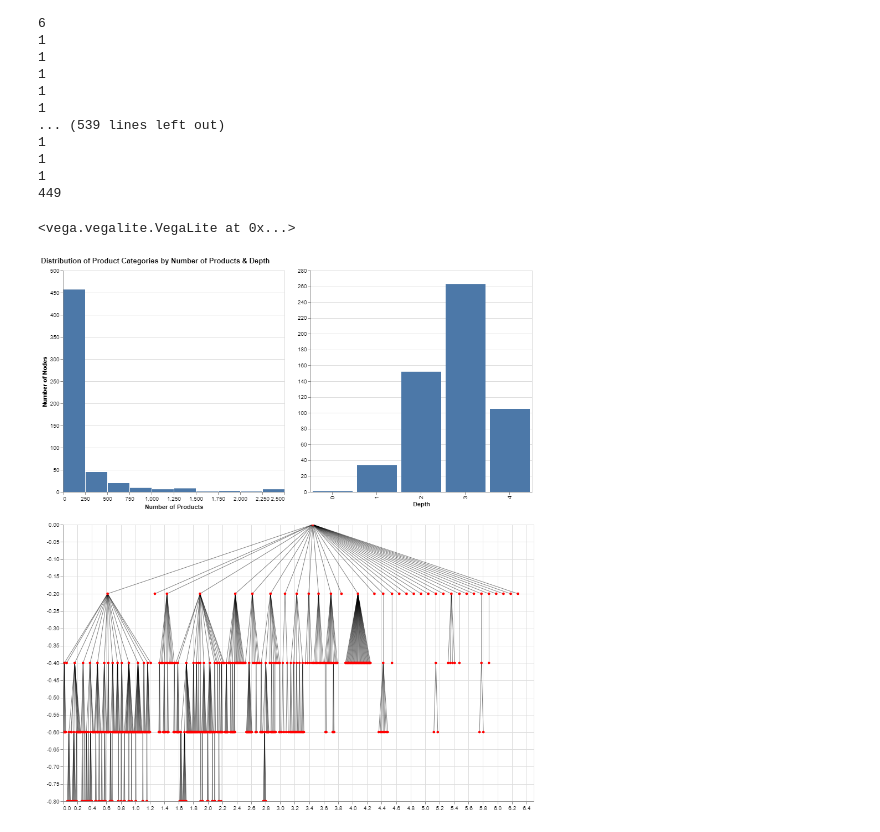
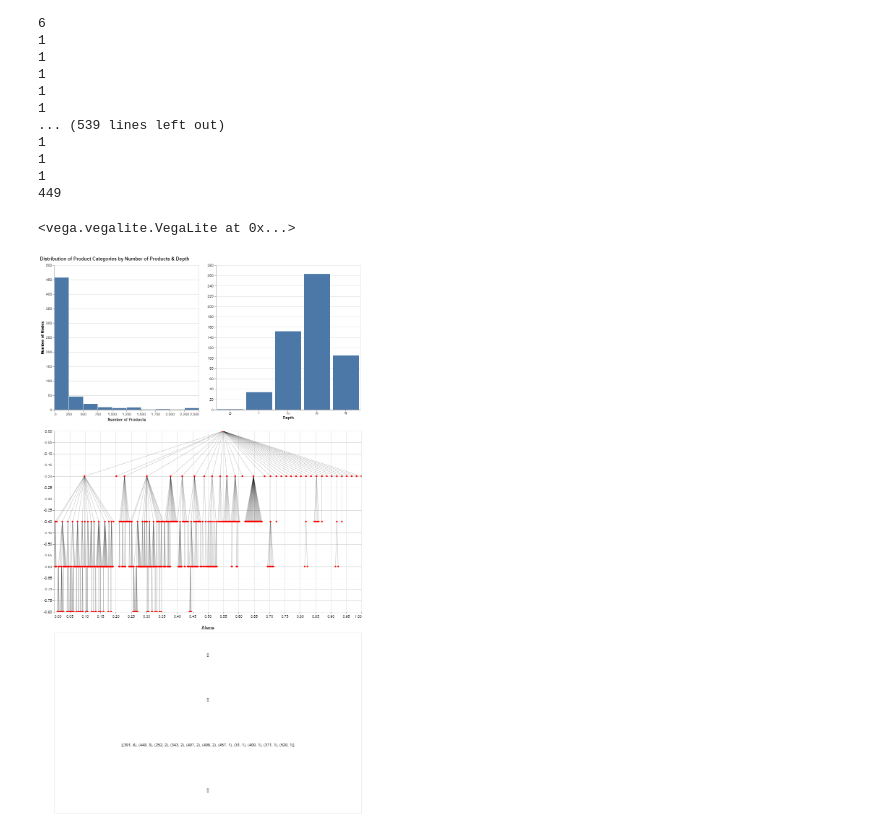
Before and after one commit to stewarthkerr/CS765_DC3, a Jupyter notebook: code/kerr_dc3.ipynb, the cells around one changed output. Saved outputs shown, nothing was run; the diff lists cells and outputs as text; code cells hidden in the pictures.

Commit message:
Added highlighting to tree chart

```diff
--- a/code/kerr_dc3.ipynb
+++ b/code/kerr_dc3.ipynb
@@ -135,8 +135,8 @@ G = nx.from_pandas_edgelist(df, source = "parent", target = "id", edge_attr = Tr
 G = nx.bfs_tree(G, 0)
 
 #Circular position, to convert to top down remove with and use pos below
-pos = EoN.hierarchy_pos(G,0, width = 2*math.pi)
-#circle_pos = {u:(r*math.cos(theta),r*math.sin(theta)) for u, (theta, r) in pos.items()}
+pos = EoN.hierarchy_pos(G,0)#, width = 2*math.pi)
+circle_pos = {u:(r*math.cos(theta),r*math.sin(theta)) for u, (theta, r) in pos.items()}
 
 #Supply attributes to the nodes
 for n in G.nodes():
@@ -147,9 +147,17 @@ for n in G.nodes():
     G.nodes[n]['subtreeProductCount'] = df['subtreeProductCount'][n]
     G.nodes[n]['numChildren'] = df['numChildren'][n]
     G.nodes[n]['alsoCount'] = df['alsoCount'][n]
+    G.nodes[n]['also'] = df['also'][n]
 
 #Build the graph vega object
-vg_graph = nxa.draw_networkx(G=G, pos = pos, node_size = 20, node_tooltip = ['name:N','productCount'], width = 0.5, arrow_width = 0.0).interactive().properties(width = 800, height = 800)
+vg_graph = nxa.draw_networkx(G=G,
+                             pos = pos,
+                             node_size = 20,
+                             node_tooltip = ['name:N','productCount'],
+                             node_label = 'name:N',
+                             width = 0.25,
+                             arrow_width = 0.0,
+                             node_color = 'red').interactive()
 # %% [output]
 1
 1
@@ -175,9 +183,9 @@ nodes = vg_graph.layer[1]
 attr = vg_graph.layer[2]
 
 #Selection for left chart
-brush = alt.selection_interval(encodings=['x'],empty='all')
-brush_single = alt.selection_single(encodings=['x'], empty = 'all')
-brush_2d = alt.selection_interval(encodings=['x', 'y'])
+brush_left = alt.selection_interval(encodings=['x'],empty='all')
+brush_right = alt.selection_multi(encodings=['x'], empty = 'all')
+brush_bottom = alt.selection_multi(encodings=['x'], fields=['name','Depth','productCount'], empty='all')
 
 #Product categories by number of products
 left = alt.Chart(attr.data).mark_bar().encode(
@@ -198,41 +206,68 @@ right = alt.Chart(attr.data).mark_bar().encode(
     ).properties(width = 400, height = 400)
 
 
 # gray background with selection
 left_background = left.encode(
     color=alt.value('#ddd')
-).add_selection(brush)
+).add_selection(brush_left)
 
 # blue highlights on the transformed data
-left_highlight = left.transform_filter(brush).transform_filter(brush_single)
+left_highlight = left.transform_filter(brush_left).transform_filter(brush_right)
 
 left_final = alt.layer(
     left_background,
     left_highlight
     )
 
 right_background = right.encode(
     color=alt.value('#ddd')
-).add_selection(brush_single)
+).add_selection(brush_right)
 
 # blue highlights on the transformed data
-right_highlight = right.transform_filter(brush_single).transform_filter(brush)
+right_highlight = right.transform_filter(brush_left).transform_filter(brush_right)
 
 right_final = alt.layer(
     right_background,
     right_highlight
     )
 
-bottom_final = edges+nodes+attr
-bottom_final.transform_filter(brush)
+attr_background = attr.encode(
+    opacity=alt.value(0.0)
+).add_selection(brush_bottom)
+
+attr_highlight = attr.transform_filter(brush_left).transform_filter(brush_right).transform_filter(brush_bottom)
+
+attr_final = alt.layer(
+    attr_background,
+    attr_highlight
+    )
+
+bottom_final = edges+nodes+attr_final
+bottom_final.configure_axis(grid = False)
+
+table = alt.Chart(attr.data).mark_text().encode(
+    y=alt.Y('row_number:O',axis=None)
+).transform_window(
+    row_number='row_number()'
+).transform_filter(
+    brush_bottom
+).encode(text='also:N'
+).properties(title = "Alsos"
+).transform_window(
+    rank='rank(row_number)'
+).transform_filter(
+    alt.datum.rank<5
+).properties(width = 850, height = 500)
+
 
 alt.vconcat(left_final|right_final,
-            bottom_final.properties(width = 850, height = 500),
+            bottom_final.properties(width = 850, height = 500)&table,#&table.properties(width = 850, height = 500),
             data=attr.data,
             title = "Distribution of Product Categories by Number of Products & Depth",
-            resolve = alt.Resolve(scale=alt.LegendResolveMap(color=alt.ResolveMode('independent')))).display()
+            resolve = alt.Resolve(scale=alt.LegendResolveMap(color=alt.ResolveMode('independent')), axis=alt.AxisResolveMap('independent'))
+           ).display()
 # %% [output]
 <vega.vegalite.VegaLite at 0x...>
-[figure, old version]
+[figure, new version]
 # %%
 # %% [output]
```
Also changed, not shown: parts of 3 cells of this notebook, 1 other file.
